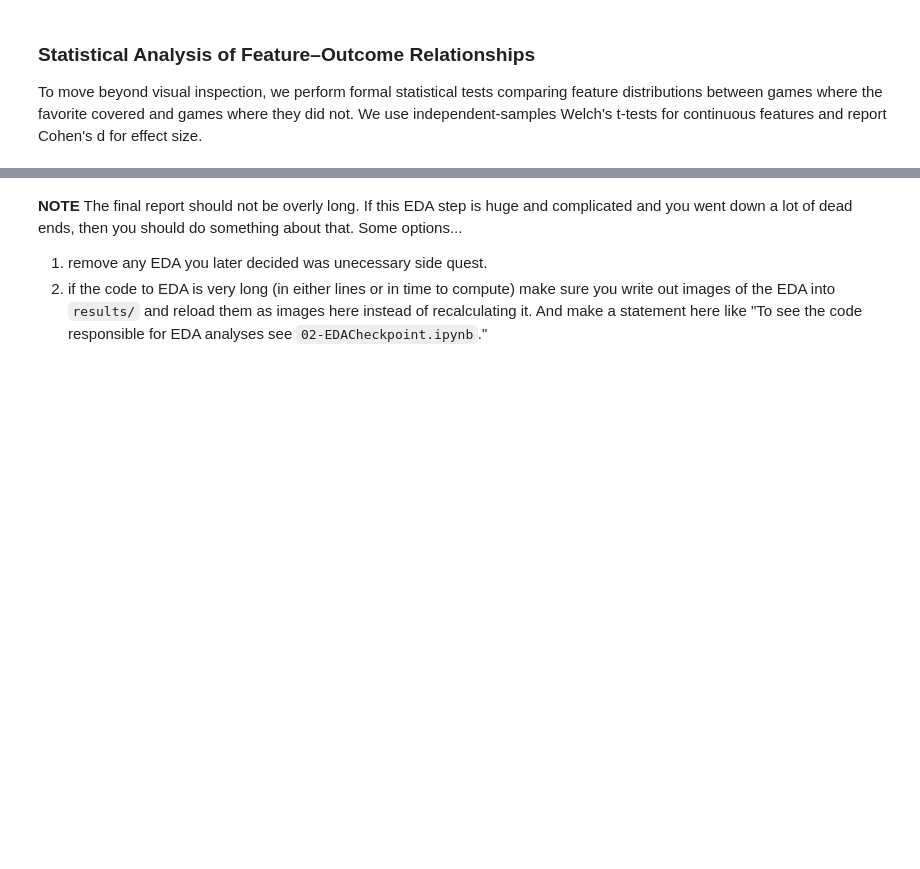
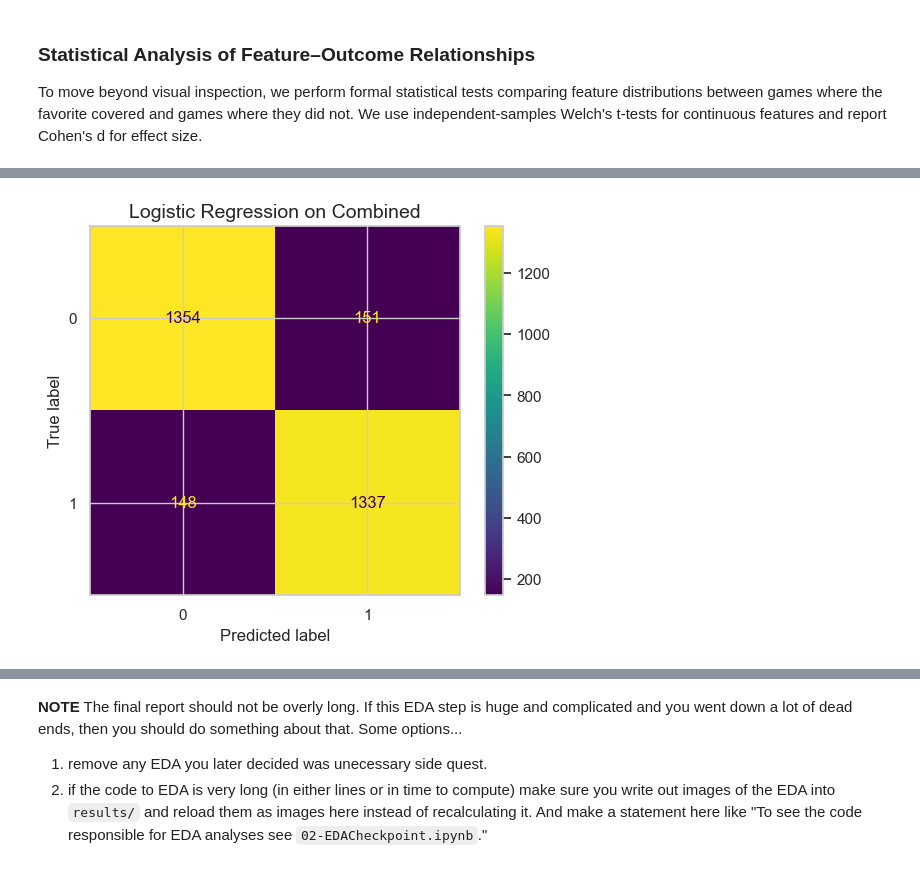
Before and after one commit to COGS108/Group064_WI26, a Jupyter notebook: 03-FinalProject.ipynb, the cells around one changed output, grey strips where cells are left out. Saved outputs shown, nothing was run; the diff lists cells and outputs as text; code cells hidden in the pictures; blank space fills up the shorter version.

Commit message:
added models and finished up analysis

```diff
--- a/03-FinalProject.ipynb
+++ b/03-FinalProject.ipynb
@@ -730,0 +855,16 @@ Need to do
+# %%
+# Define the feature sets and baseline model for evaluation.
+feature_sets = {
+    'Quarter-by-quarter': (X_train_q, X_test_q),
+    'Box-score': (X_train_b, X_test_b),
+    'Combined': (X_train_c, X_test_c)
+}
+baseline = DummyClassifier(strategy='most_frequent')
+baseline.fit(X_train_c, y_train)
+baseline_pred = baseline.predict(X_test_c)
+baseline_acc = accuracy_score(y_test, baseline_pred)
+
+pd.DataFrame({
+    'Model': ['Majority Baseline'],
+    'Test Accuracy': [baseline_acc]
+})
@@ -730,0 +1011,21 @@ Need to do
+# %%
+# Identify the best model based on test accuracy and generate a classification report.
+best_row = test_results_df.iloc[0]
+
+best_feature_set = best_row['Feature Set']
+best_model_name = best_row['Model']
+best_test_accuracy = best_row['Test Accuracy']
+
+best_feature_set, best_model_name, best_test_accuracy
+best_estimator = best_estimators[(best_feature_set, best_model_name)]
+
+if best_feature_set == 'Quarter-by-quarter':
+    best_X_test = X_test_q
+elif best_feature_set == 'Box-score':
+    best_X_test = X_test_b
+else:
+    best_X_test = X_test_c
+
+best_y_pred = best_estimator.predict(best_X_test)
+
+print(classification_report(y_test, best_y_pred, digits=4))
@@ -730,0 +1041,10 @@ Need to do
+# %%
+# Confusion matrix for the best model
+cm = confusion_matrix(y_test, best_y_pred)
+
+disp = ConfusionMatrixDisplay(confusion_matrix=cm)
+disp.plot()
+plt.title(f'{best_model_name} on {best_feature_set}')
+plt.show()
+# %% [output]
+[figure, added]
```
Also changed, not shown: parts of 47 cells of this notebook, 4 other files.
